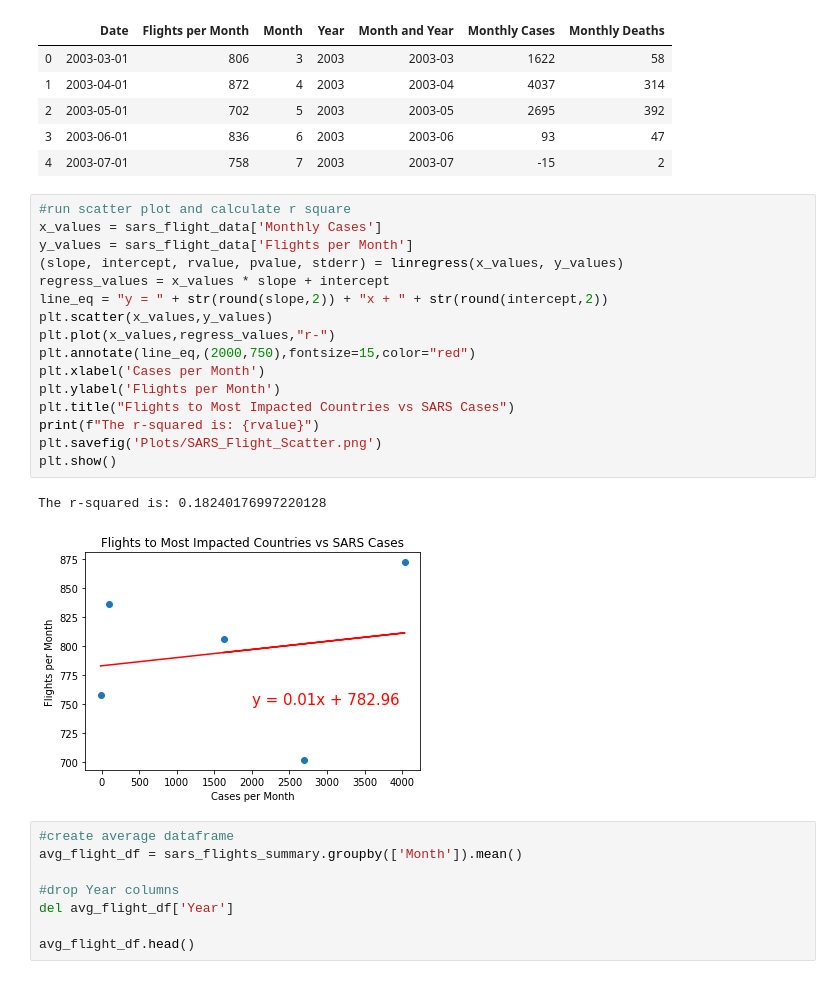
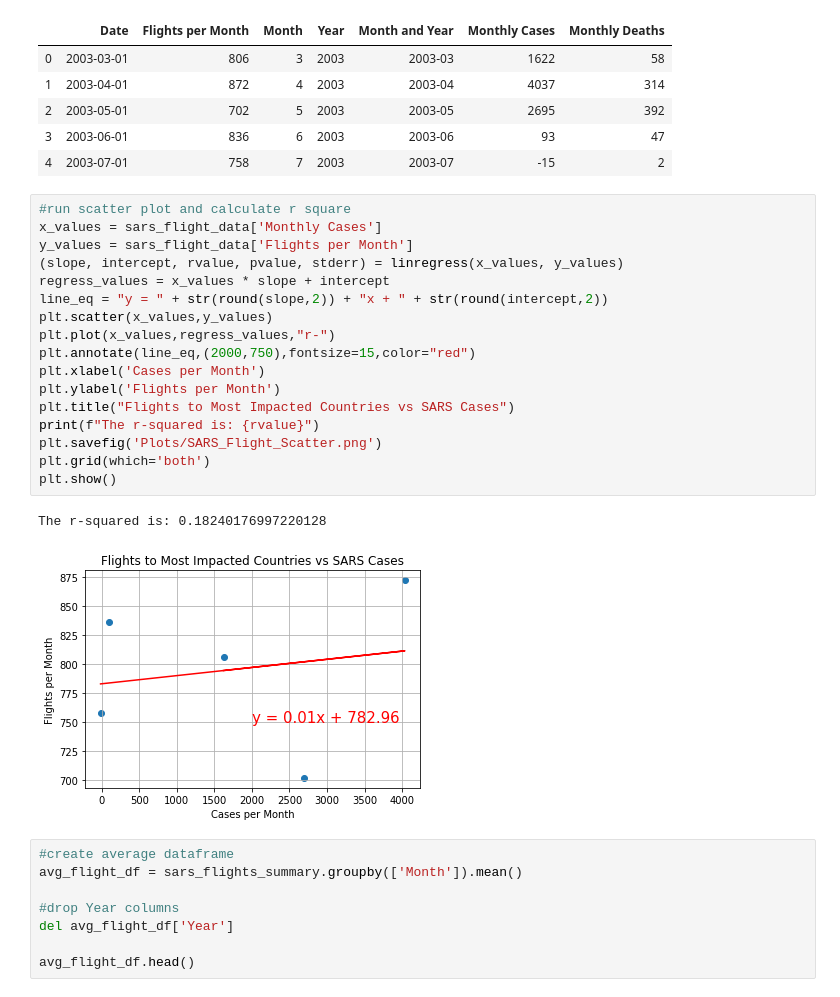
Before and after one commit to vbhakta27/group3, a Jupyter notebook: Project1.ipynb, the cells around one changed output. Saved outputs shown, nothing was run; the diff lists cells and outputs as text.

Commit message:
scatterplot grid

```diff
--- a/Project1.ipynb
+++ b/Project1.ipynb
@@ -854,22 +852,23 @@ sars_flight_data
 # %%
 #run scatter plot and calculate r square
 x_values = sars_flight_data['Monthly Cases']
 y_values = sars_flight_data['Flights per Month']
 (slope, intercept, rvalue, pvalue, stderr) = linregress(x_values, y_values)
 regress_values = x_values * slope + intercept
 line_eq = "y = " + str(round(slope,2)) + "x + " + str(round(intercept,2))
 plt.scatter(x_values,y_values)
 plt.plot(x_values,regress_values,"r-")
 plt.annotate(line_eq,(2000,750),fontsize=15,color="red")
 plt.xlabel('Cases per Month')
 plt.ylabel('Flights per Month')
 plt.title("Flights to Most Impacted Countries vs SARS Cases")
 print(f"The r-squared is: {rvalue}")
 plt.savefig('Plots/SARS_Flight_Scatter.png')
+plt.grid(which='both')
 plt.show()
 # %% [output]
 The r-squared is: 0.18240176997220128
-[figure, old version]
+[figure, new version]
 # %%
 #create average dataframe
 avg_flight_df = sars_flights_summary.groupby(['Month']).mean()
```
Also changed, not shown: parts of 5 cells of this notebook, 1 other file.
